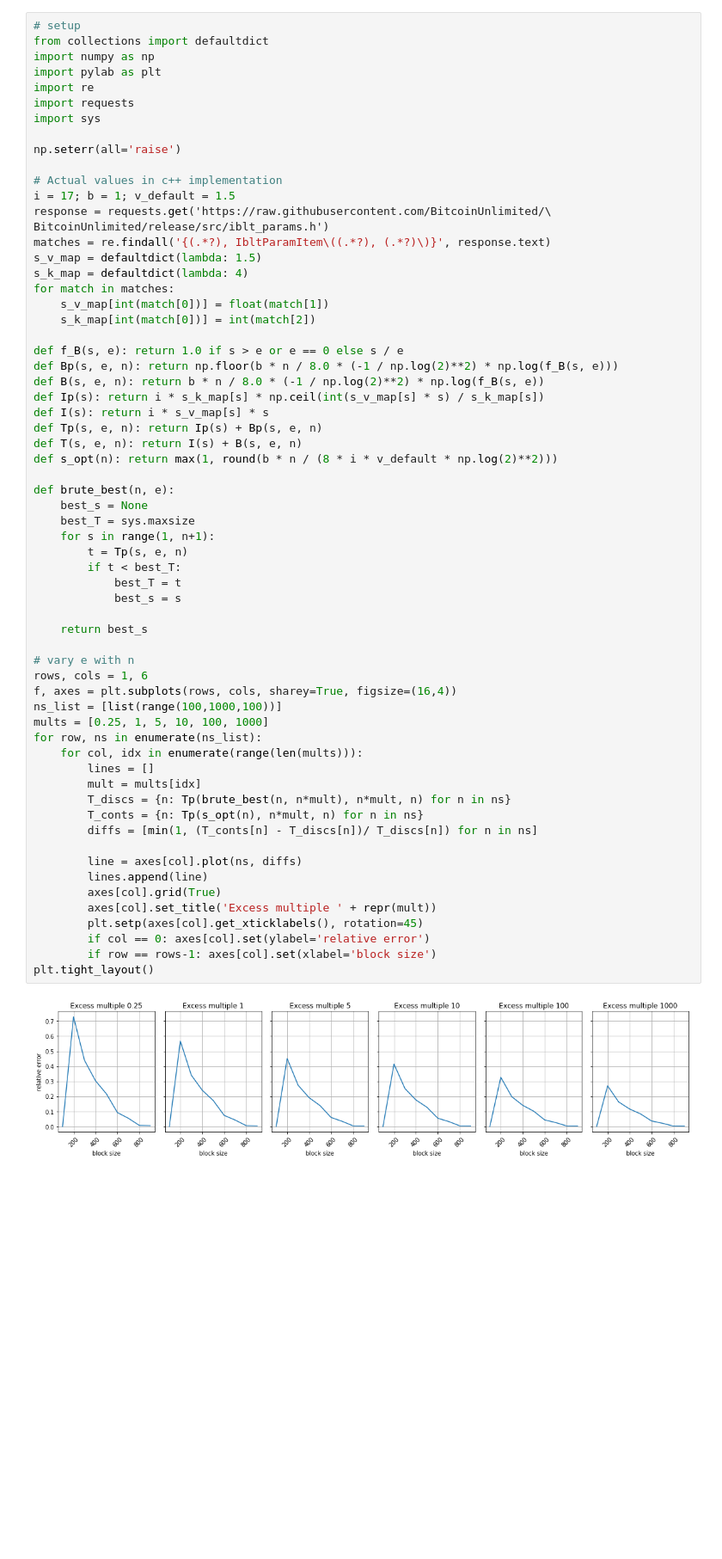
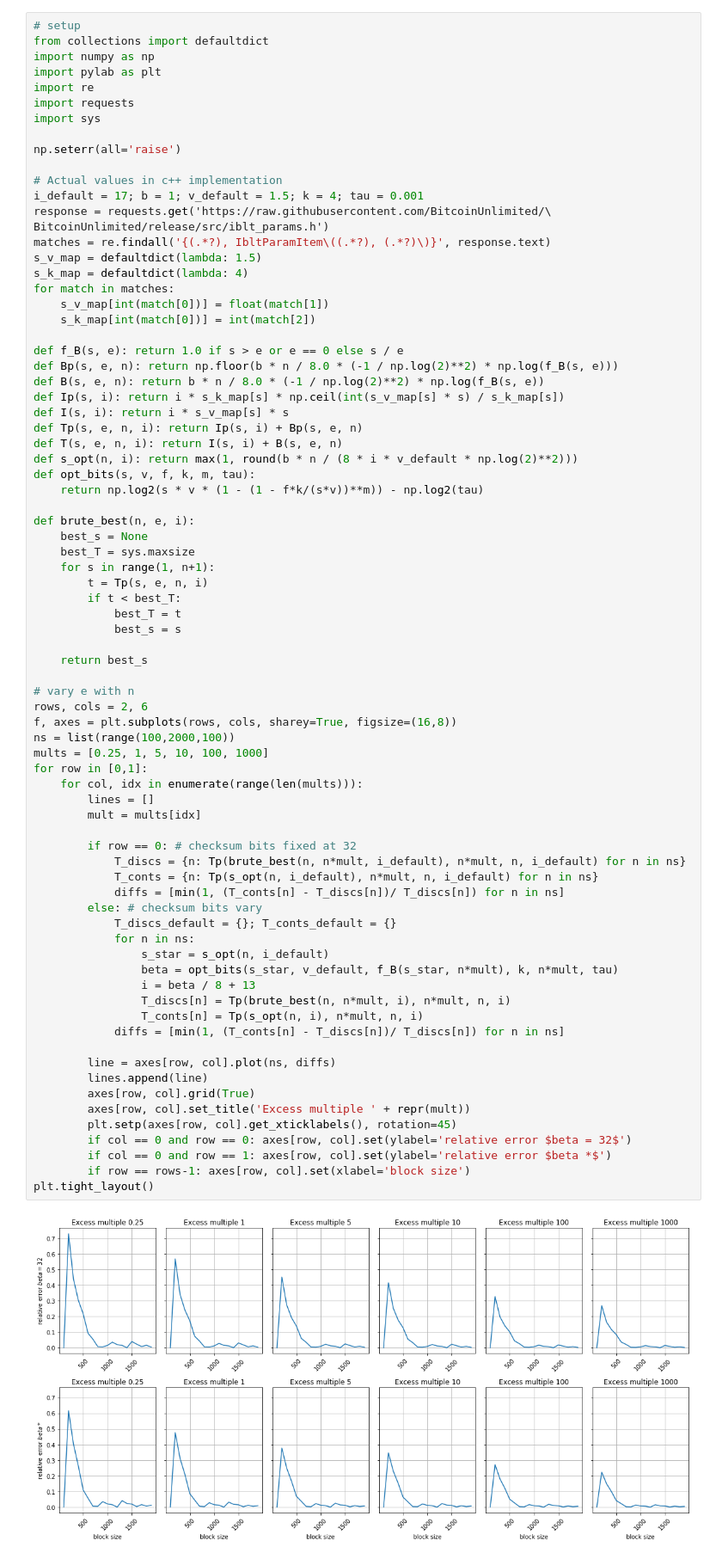
Before and after one commit to bissias/graphene-experiments, a Jupyter notebook: jupyter/graphene_size_optimization.ipynb, the cells around one changed output. Shown: that part at 86% size. Cells and saved outputs as stored; diff of their text form; blank space fills up the shorter version.

Commit message:
optimization: add analysis for variable checksum bits

```diff
--- a/jupyter/graphene_size_optimization.ipynb
+++ b/jupyter/graphene_size_optimization.ipynb
@@ -64,59 +78,73 @@ import sys
 np.seterr(all='raise')
 
 # Actual values in c++ implementation
-i = 17; b = 1; v_default = 1.5
+i_default = 17; b = 1; v_default = 1.5; k = 4; tau = 0.001
 response = requests.get('https://raw.githubusercontent.com/BitcoinUnlimited/\
 BitcoinUnlimited/release/src/iblt_params.h')
 matches = re.findall('{(.*?), IbltParamItem\((.*?), (.*?)\)}', response.text)
 s_v_map = defaultdict(lambda: 1.5)
 s_k_map = defaultdict(lambda: 4)
 for match in matches:
     s_v_map[int(match[0])] = float(match[1])
     s_k_map[int(match[0])] = int(match[2])
 
 def f_B(s, e): return 1.0 if s > e or e == 0 else s / e
 def Bp(s, e, n): return np.floor(b * n / 8.0 * (-1 / np.log(2)**2) * np.log(f_B(s, e)))
 def B(s, e, n): return b * n / 8.0 * (-1 / np.log(2)**2) * np.log(f_B(s, e))
-def Ip(s): return i * s_k_map[s] * np.ceil(int(s_v_map[s] * s) / s_k_map[s])
-def I(s): return i * s_v_map[s] * s
-def Tp(s, e, n): return Ip(s) + Bp(s, e, n)
-def T(s, e, n): return I(s) + B(s, e, n)
-def s_opt(n): return max(1, round(b * n / (8 * i * v_default * np.log(2)**2)))
+def Ip(s, i): return i * s_k_map[s] * np.ceil(int(s_v_map[s] * s) / s_k_map[s])
+def I(s, i): return i * s_v_map[s] * s
+def Tp(s, e, n, i): return Ip(s, i) + Bp(s, e, n)
+def T(s, e, n, i): return I(s, i) + B(s, e, n)
+def s_opt(n, i): return max(1, round(b * n / (8 * i * v_default * np.log(2)**2)))
+def opt_bits(s, v, f, k, m, tau):
+    return np.log2(s * v * (1 - (1 - f*k/(s*v))**m)) - np.log2(tau)
 
-def brute_best(n, e):
+def brute_best(n, e, i):
     best_s = None
     best_T = sys.maxsize
     for s in range(1, n+1):
-        t = Tp(s, e, n)
+        t = Tp(s, e, n, i)
         if t < best_T:
             best_T = t
             best_s = s
 
     return best_s
 
 # vary e with n
-rows, cols = 1, 6
-f, axes = plt.subplots(rows, cols, sharey=True, figsize=(16,4))
-ns_list = [list(range(100,1000,100))]
+rows, cols = 2, 6
+f, axes = plt.subplots(rows, cols, sharey=True, figsize=(16,8))
+ns = list(range(100,2000,100))
 mults = [0.25, 1, 5, 10, 100, 1000]
-for row, ns in enumerate(ns_list):
+for row in [0,1]:
     for col, idx in enumerate(range(len(mults))):
         lines = []
         mult = mults[idx]
-        T_discs = {n: Tp(brute_best(n, n*mult), n*mult, n) for n in ns}
-        T_conts = {n: Tp(s_opt(n), n*mult, n) for n in ns}
-        diffs = [min(1, (T_conts[n] - T_discs[n])/ T_discs[n]) for n in ns]
 
-        line = axes[col].plot(ns, diffs)
+        if row == 0: # checksum bits fixed at 32
+            T_discs = {n: Tp(brute_best(n, n*mult, i_default), n*mult, n, i_default) for n in ns}
+            T_conts = {n: Tp(s_opt(n, i_default), n*mult, n, i_default) for n in ns}
+            diffs = [min(1, (T_conts[n] - T_discs[n])/ T_discs[n]) for n in ns]
+        else: # checksum bits vary
+            T_discs_default = {}; T_conts_default = {}
+            for n in ns:
+                s_star = s_opt(n, i_default)
+                beta = opt_bits(s_star, v_default, f_B(s_star, n*mult), k, n*mult, tau)
+                i = beta / 8 + 13
+                T_discs[n] = Tp(brute_best(n, n*mult, i), n*mult, n, i)
+                T_conts[n] = Tp(s_opt(n, i), n*mult, n, i)
+            diffs = [min(1, (T_conts[n] - T_discs[n])/ T_discs[n]) for n in ns]
+
+        line = axes[row, col].plot(ns, diffs)
         lines.append(line)
-        axes[col].grid(True)
-        axes[col].set_title('Excess multiple ' + repr(mult))
-        plt.setp(axes[col].get_xticklabels(), rotation=45)
-        if col == 0: axes[col].set(ylabel='relative error')
-        if row == rows-1: axes[col].set(xlabel='block size')
+        axes[row, col].grid(True)
+        axes[row, col].set_title('Excess multiple ' + repr(mult))
+        plt.setp(axes[row, col].get_xticklabels(), rotation=45)
+        if col == 0 and row == 0: axes[row, col].set(ylabel='relative error $beta = 32$')
+        if col == 0 and row == 1: axes[row, col].set(ylabel='relative error $beta *$')
+        if row == rows-1: axes[row, col].set(xlabel='block size')
 plt.tight_layout()
 # %% [output]
-[figure, old version]
+[figure, new version]
 # %% [markdown]
 ## 2.1 Analysis of Optimization Formula
 
```
Also changed, not shown: parts of 2 cells of this notebook.
